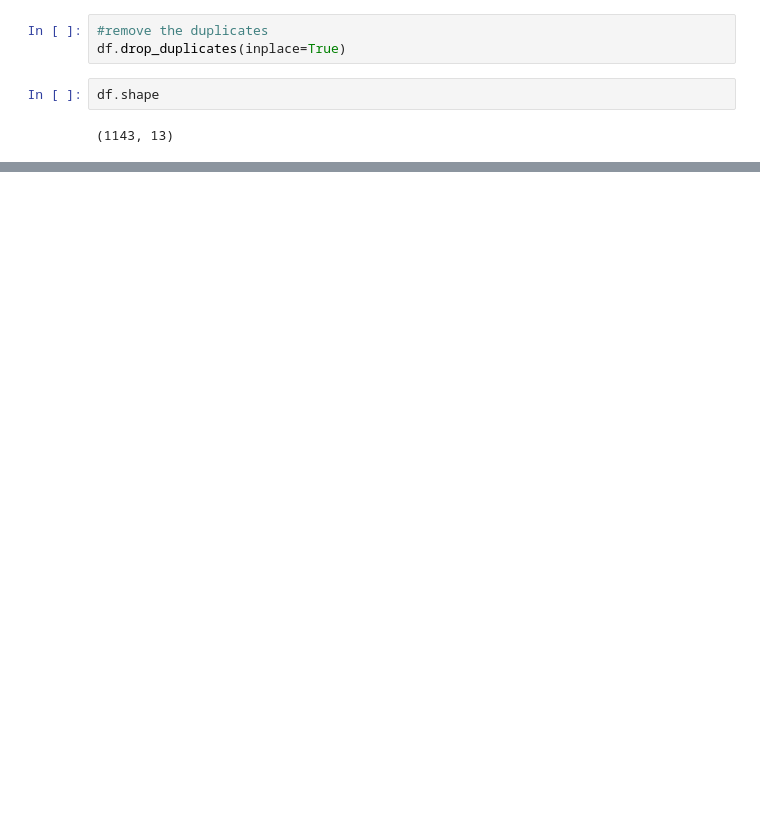
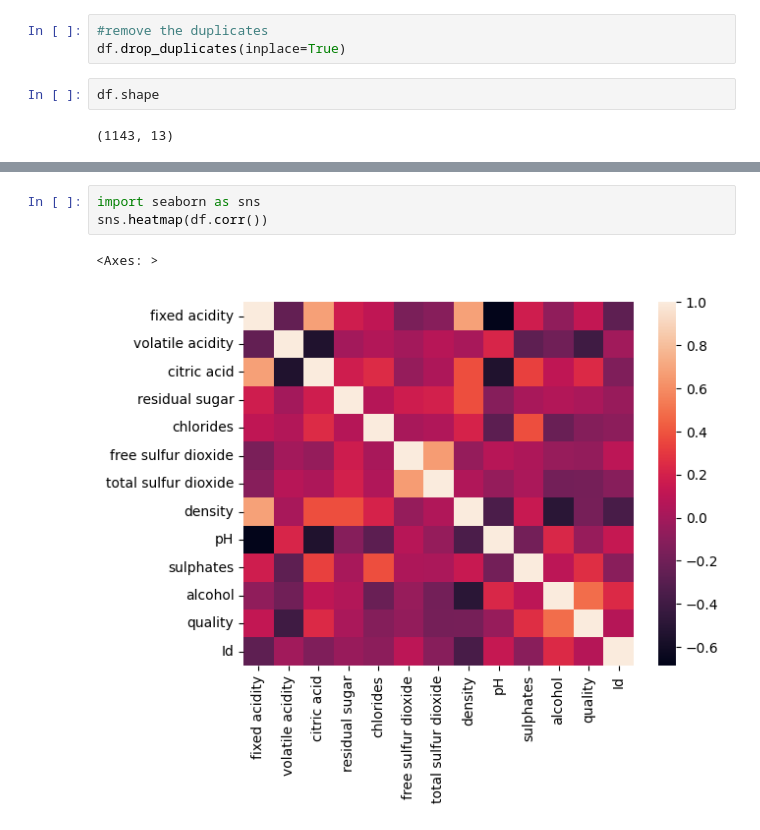
Before and after one commit to amarnath2706/Machine-Learning, a Jupyter notebook: EDA and Feature Engineering/EDA_wine.ipynb, the cells around one changed output, grey strips where cells are left out. Saved outputs shown, nothing was run; the diff lists cells and outputs as text; blank space fills up the shorter version.

```diff
--- a/EDA and Feature Engineering/EDA_wine.ipynb
+++ b/EDA and Feature Engineering/EDA_wine.ipynb
@@ -142,3 +142,9 @@ df.corr()
 | alcohol | -0.075055 | -0.203909 | 0.106250 | 0.058421 | -0.229917 | -0.047095 | ... |
 | quality | 0.121970 | -0.407394 | 0.240821 | 0.022002 | -0.124085 | -0.063260 | ... |
 | Id | -0.275826 | -0.007892 | -0.139011 | -0.046344 | -0.088099 | 0.095268 | ... |
+# %%
+import seaborn as sns
+sns.heatmap(df.corr())
+# %% [output]
+<Axes: >
+[figure, added]
```
Also changed, not shown: parts of 3 cells of this notebook.
